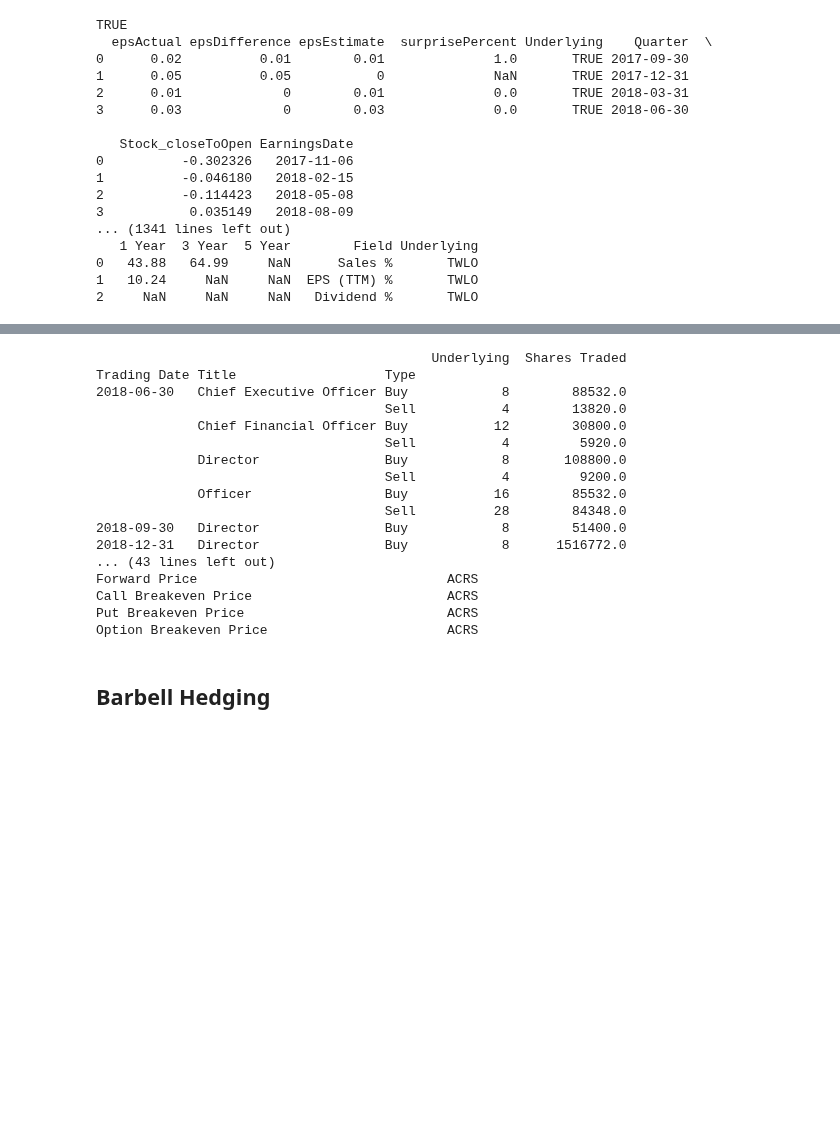
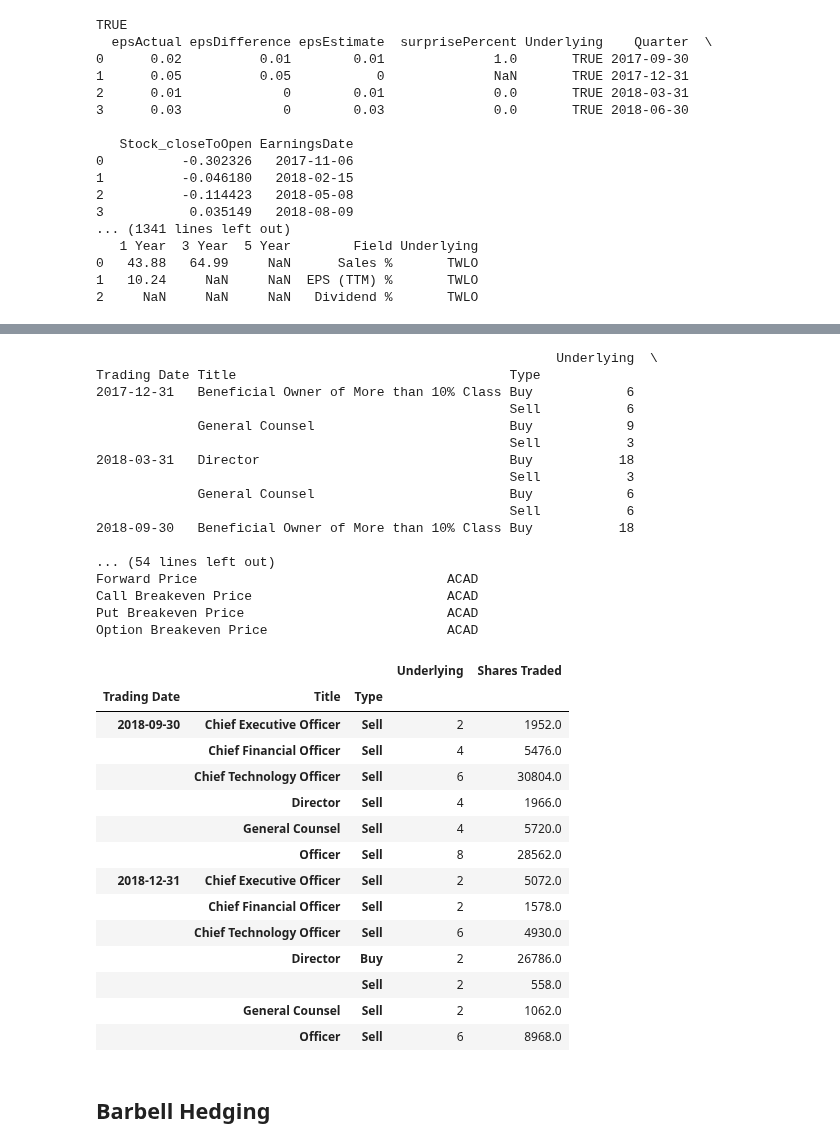
Before and after one commit to auto-d1dact/Trading, a Jupyter notebook: Notebooks/Daily Trading.ipynb, the cells around one changed output, grey strips where cells are left out. Saved outputs shown, nothing was run; the diff lists cells and outputs as text; code cells hidden in the pictures; blank space fills up the shorter version.

Commit message:
trading update

```diff
--- a/Notebooks/Daily Trading.ipynb
+++ b/Notebooks/Daily Trading.ipynb
@@ -403,33 +386,51 @@ TRUE          Mean Rating       2.45       2.45       2.45     2.45
 | Shares Outstanding(Mil.) | 25.00 | 30.00 | 102.07 | 122.40 |
 | Yield (%) | NaN | NaN | NaN | NaN |
 # %%
-selected_name = 'ACRS'
+selected_name = 'ACAD'
 
 print(insider_trades[insider_trades.Underlying == selected_name].groupby(['Trading Date','Title',
                                                                           'Type']).agg({'Underlying':'count',
                                                                                         'Shares Traded': 'sum'}))
-# print(options_dict[selected_name])
-
 aq = alphaquery(selected_name)
 print(aq.vol_df)
 # %% [output]
-                                           Underlying  Shares Traded
-Trading Date Title                   Type
-2018-06-30   Chief Executive Officer Buy            8        88532.0
-                                     Sell           4        13820.0
-             Chief Financial Officer Buy           12        30800.0
-                                     Sell           4         5920.0
-             Director                Buy            8       108800.0
-                                     Sell           4         9200.0
-             Officer                 Buy           16        85532.0
-                                     Sell          28        84348.0
-2018-09-30   Director                Buy            8        51400.0
-2018-12-31   Director                Buy            8      1516772.0
-... (43 lines left out)
-Forward Price                                ACRS
-Call Breakeven Price                         ACRS
-Put Breakeven Price                          ACRS
-Option Breakeven Price                       ACRS
+                                                           Underlying  \
+Trading Date Title                                   Type
+2017-12-31   Beneficial Owner of More than 10% Class Buy            6
+                                                     Sell           6
+             General Counsel                         Buy            9
+                                                     Sell           3
+2018-03-31   Director                                Buy           18
+                                                     Sell           3
+             General Counsel                         Buy            6
+                                                     Sell           6
+2018-09-30   Beneficial Owner of More than 10% Class Buy           18
+
+... (54 lines left out)
+Forward Price                                ACAD
+Call Breakeven Price                         ACAD
+Put Breakeven Price                          ACAD
+Option Breakeven Price                       ACAD
+# %%
+insider_trades[insider_trades.Underlying == 'TRUE'].groupby(['Trading Date','Title',
+                                                                          'Type']).agg({'Underlying':'count',
+                                                                                        'Shares Traded': 'sum'})
+# %% [output]
+|  |  |  | Underlying | Shares Traded |
+| Trading Date | Title | Type |  |  |
+| 2018-09-30 | Chief Executive Officer | Sell | 2 | 1952.0 |
+|  | Chief Financial Officer | Sell | 4 | 5476.0 |
+|  | Chief Technology Officer | Sell | 6 | 30804.0 |
+|  | Director | Sell | 4 | 1966.0 |
+|  | General Counsel | Sell | 4 | 5720.0 |
+|  | Officer | Sell | 8 | 28562.0 |
+| 2018-12-31 | Chief Executive Officer | Sell | 2 | 5072.0 |
+|  | Chief Financial Officer | Sell | 2 | 1578.0 |
+|  | Chief Technology Officer | Sell | 6 | 4930.0 |
+|  | Director | Buy | 2 | 26786.0 |
+|  |  | Sell | 2 | 558.0 |
+|  | General Counsel | Sell | 2 | 1062.0 |
+|  | Officer | Sell | 6 | 8968.0 |
 # %%
 # Saving Selected Names for Reference
 
```
Also changed, not shown: parts of 6 cells of this notebook.
